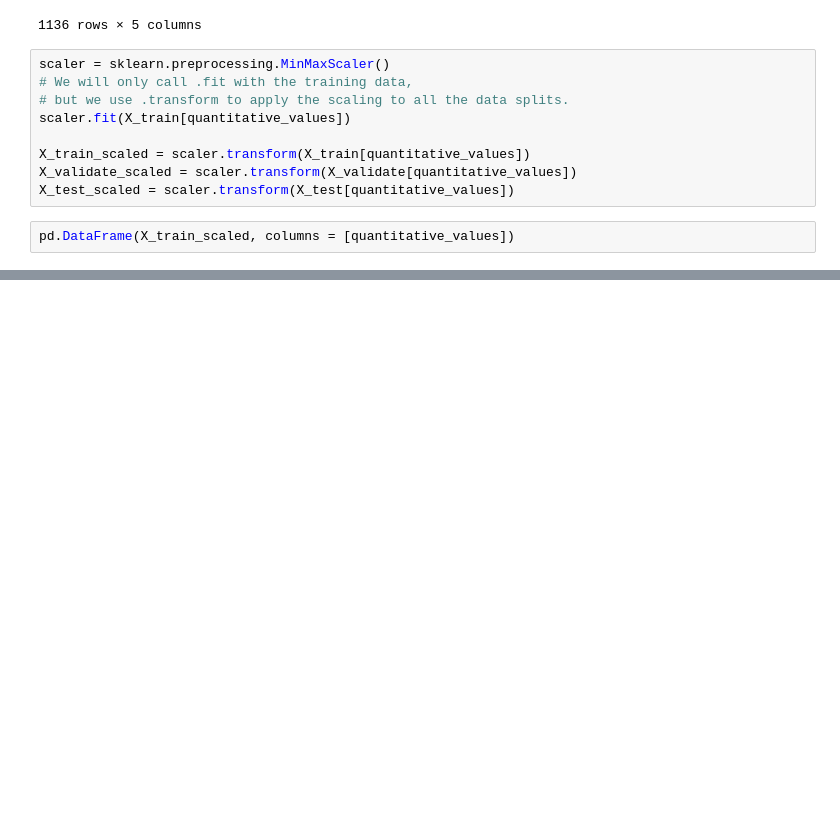
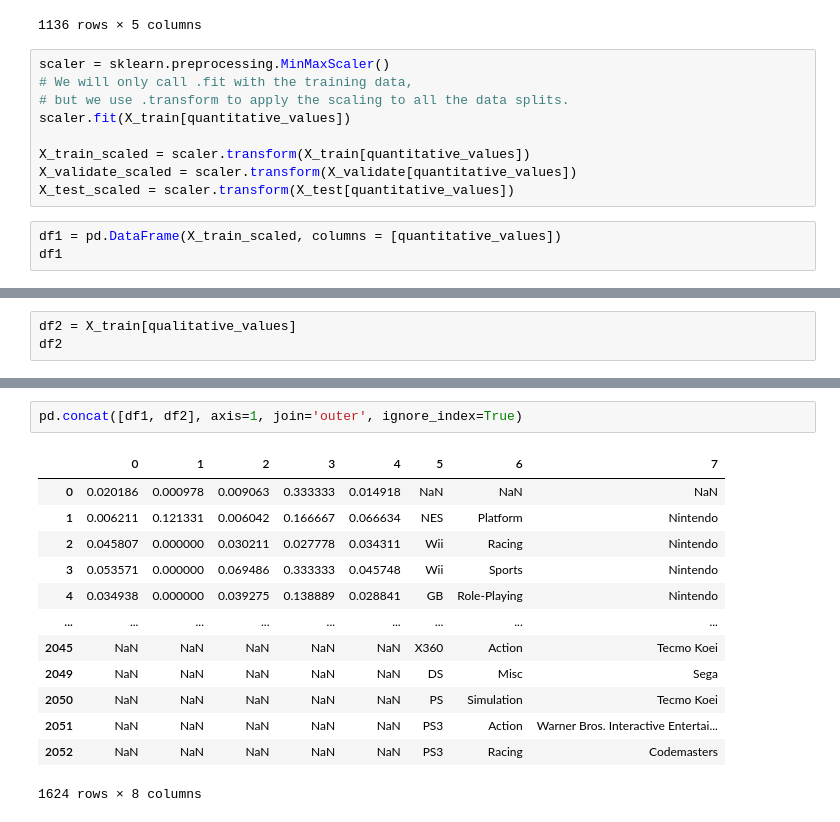
Before and after one commit to brentschriver/press_start, a Jupyter notebook: press-start-workflow.ipynb, the cells around one changed output, grey strips where cells are left out. Saved outputs shown, nothing was run; the diff lists cells and outputs as text; blank space fills up the shorter version.

```diff
--- a/press-start-workflow.ipynb
+++ b/press-start-workflow.ipynb
@@ -315,4 +320,5 @@ X_train_scaled = scaler.transform(X_train[quantitative_values])
 X_validate_scaled = scaler.transform(X_validate[quantitative_values])
 X_test_scaled = scaler.transform(X_test[quantitative_values])
 # %%
-pd.DataFrame(X_train_scaled, columns = [quantitative_values])
+df1 = pd.DataFrame(X_train_scaled, columns = [quantitative_values])
+df1
@@ -320,0 +339,3 @@ X_train[qualitative_values]
+# %%
+df2 = X_train[qualitative_values]
+df2
@@ -320,0 +356,16 @@ X_train[qualitative_values]
+# %%
+pd.concat([df1, df2], axis=1, join='outer', ignore_index=True)
+# %% [output]
+|  | 0 | 1 | 2 | 3 | 4 | 5 | 6 | 7 |
+| 0 | 0.020186 | 0.000978 | 0.009063 | 0.333333 | 0.014918 | NaN | NaN | NaN |
+| 1 | 0.006211 | 0.121331 | 0.006042 | 0.166667 | 0.066634 | NES | Platform | Nintendo |
+| 2 | 0.045807 | 0.000000 | 0.030211 | 0.027778 | 0.034311 | Wii | Racing | Nintendo |
+| 3 | 0.053571 | 0.000000 | 0.069486 | 0.333333 | 0.045748 | Wii | Sports | Nintendo |
+| 4 | 0.034938 | 0.000000 | 0.039275 | 0.138889 | 0.028841 | GB | Role-Playing | Nintendo |
+| ... | ... | ... | ... | ... | ... | ... | ... | ... |
+| 2045 | NaN | NaN | NaN | NaN | NaN | X360 | Action | Tecmo Koei |
+| 2049 | NaN | NaN | NaN | NaN | NaN | DS | Misc | Sega |
+| 2050 | NaN | NaN | NaN | NaN | NaN | PS | Simulation | Tecmo Koei |
+| 2051 | NaN | NaN | NaN | NaN | NaN | PS3 | Action | Warner Bros. Interactive Entertai... |
+| 2052 | NaN | NaN | NaN | NaN | NaN | PS3 | Racing | Codemasters |
+1624 rows × 8 columns
```
Also changed, not shown: parts of 4 cells of this notebook.
